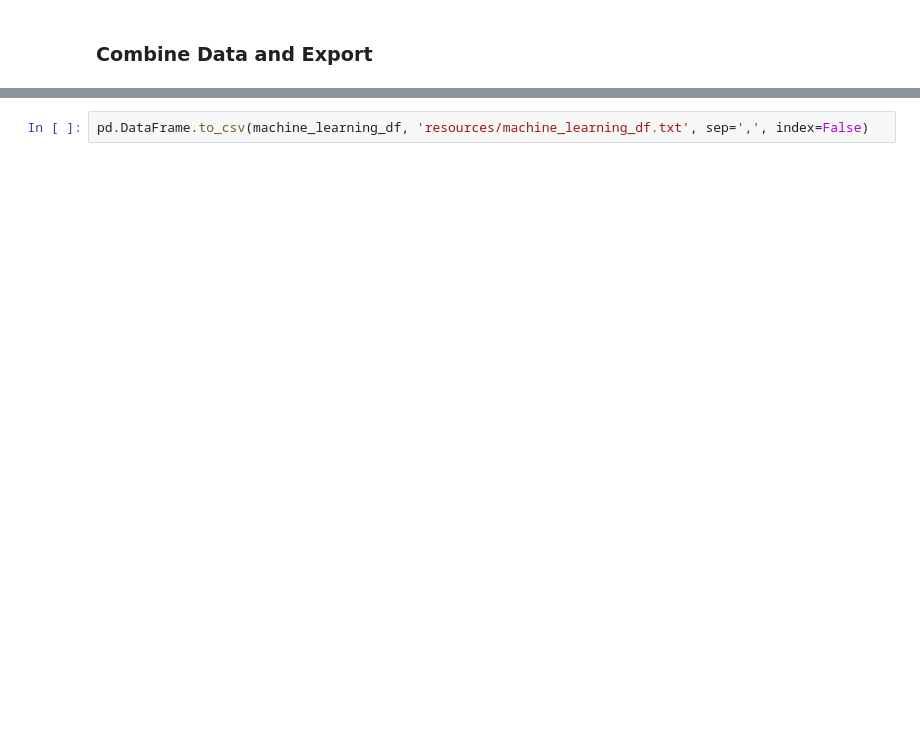
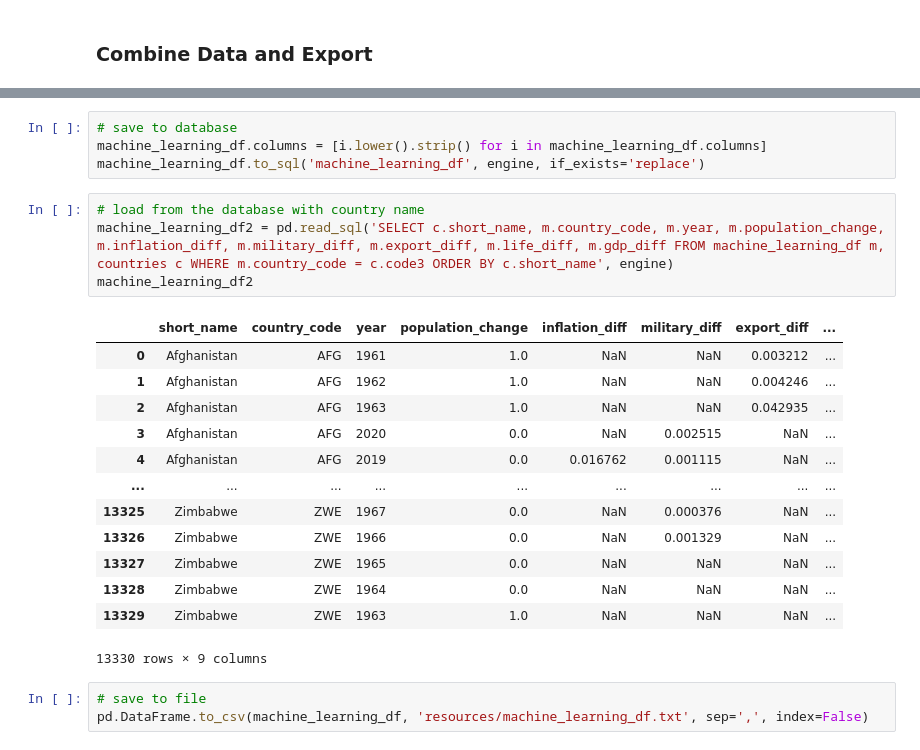
Before and after one commit to skomyshan/population_shifts, a Jupyter notebook: data_prep_db.ipynb, the cells around one changed output, grey strips where cells are left out. Drawn from its saved outputs; the diff is of its cells as text; blank space fills up the shorter version.

Commit message:
add country names to machine learning DF using SQL join

```diff
--- a/data_prep_db.ipynb
+++ b/data_prep_db.ipynb
@@ -478,2 +477,25 @@ machine_learning_df
+# %%
+# save to database
+machine_learning_df.columns = [i.lower().strip() for i in machine_learning_df.columns]
+machine_learning_df.to_sql('machine_learning_df', engine, if_exists='replace')
+# %%
+# load from the database with country name
+machine_learning_df2 = pd.read_sql('SELECT c.short_name, m.country_code, m.year, m.population_change, m.inflation_diff, m.military_diff, m.export_diff, m.life_diff, m.gdp_diff FROM machine_learning_df m, countries c WHERE m.country_code = c.code3 ORDER BY c.short_name', engine)
+machine_learning_df2
+# %% [output]
+|  | short_name | country_code | year | population_change | inflation_diff | military_diff | export_diff | ... |
+| 0 | Afghanistan | AFG | 1961 | 1.0 | NaN | NaN | 0.003212 | ... |
+| 1 | Afghanistan | AFG | 1962 | 1.0 | NaN | NaN | 0.004246 | ... |
+| 2 | Afghanistan | AFG | 1963 | 1.0 | NaN | NaN | 0.042935 | ... |
+| 3 | Afghanistan | AFG | 2020 | 0.0 | NaN | 0.002515 | NaN | ... |
+| 4 | Afghanistan | AFG | 2019 | 0.0 | 0.016762 | 0.001115 | NaN | ... |
+| ... | ... | ... | ... | ... | ... | ... | ... | ... |
+| 13325 | Zimbabwe | ZWE | 1967 | 0.0 | NaN | 0.000376 | NaN | ... |
+| 13326 | Zimbabwe | ZWE | 1966 | 0.0 | NaN | 0.001329 | NaN | ... |
+| 13327 | Zimbabwe | ZWE | 1965 | 0.0 | NaN | NaN | NaN | ... |
+| 13328 | Zimbabwe | ZWE | 1964 | 0.0 | NaN | NaN | NaN | ... |
+| 13329 | Zimbabwe | ZWE | 1963 | 1.0 | NaN | NaN | NaN | ... |
+13330 rows × 9 columns
 # %%
+# save to file
 pd.DataFrame.to_csv(machine_learning_df, 'resources/machine_learning_df.txt', sep=',', index=False)
```
Also changed, not shown: parts of 17 cells of this notebook, 1 other file.
